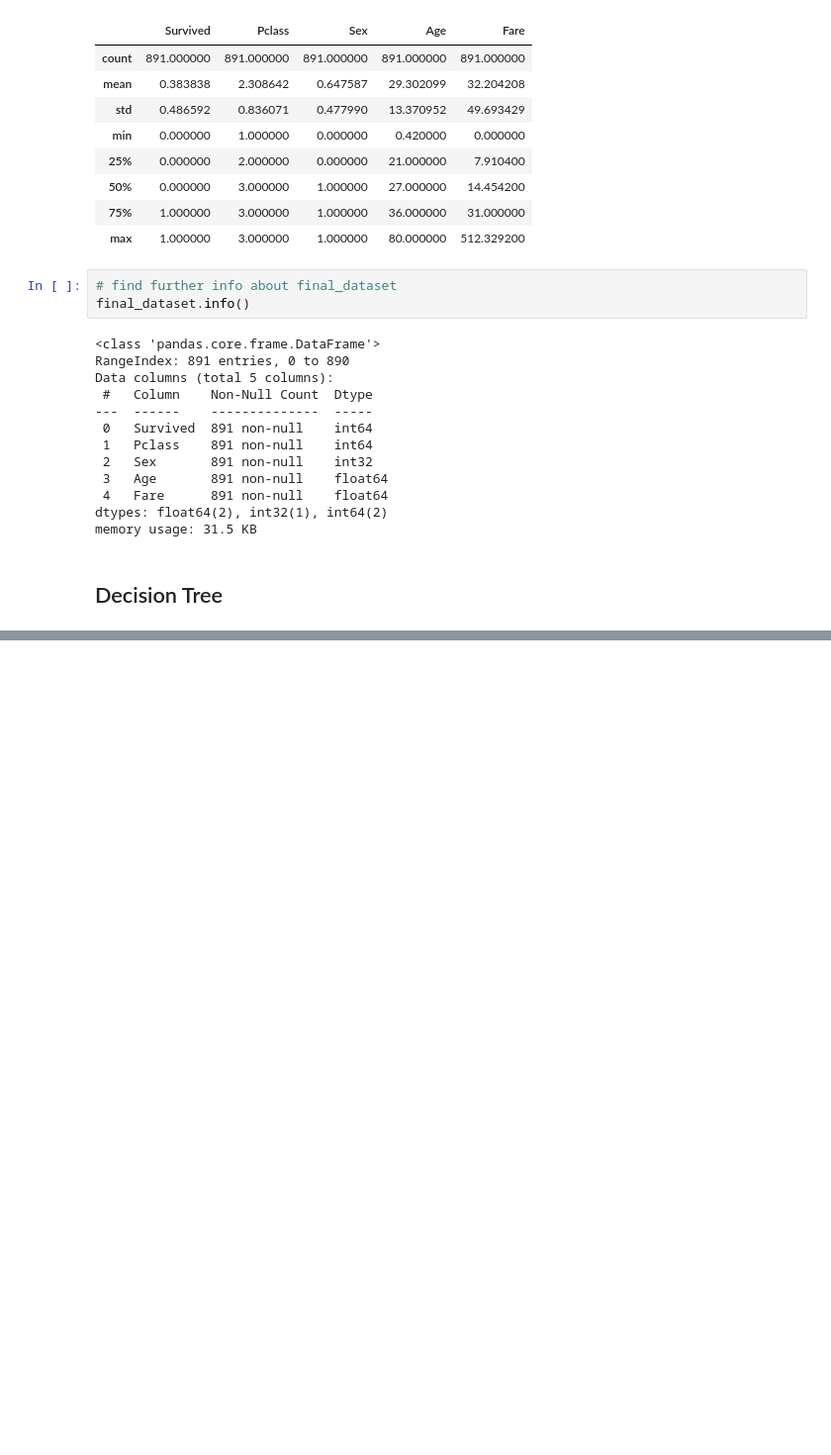
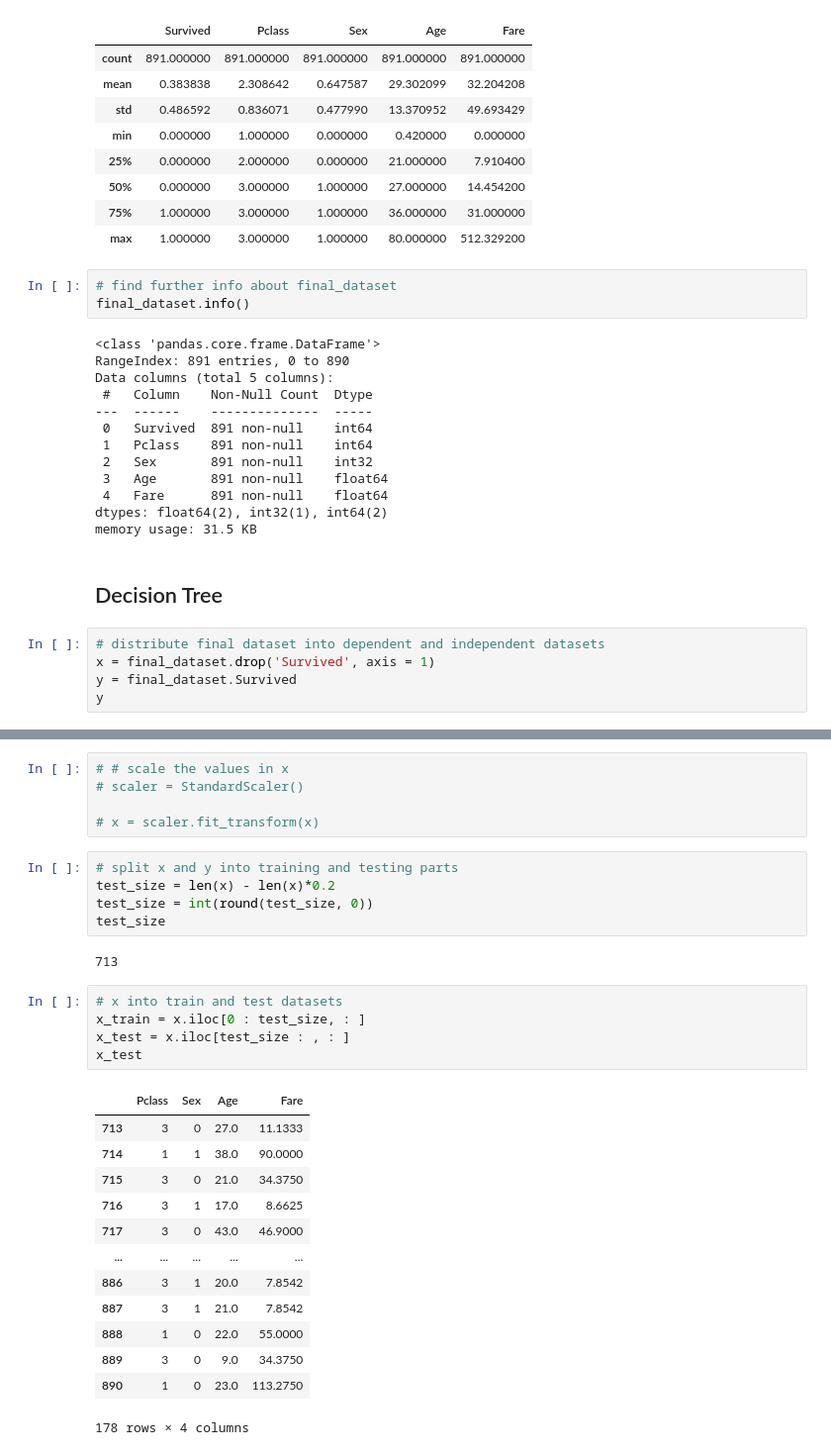
Before and after one commit to arfan64shah/Data_Science, a Jupyter notebook: Decision_Tree/Decision_Tree.ipynb, the cells around one changed output, grey strips where cells are left out. Shown at 99% size. Drawn from its saved outputs; the diff is of its cells as text; blank space fills up the shorter version.

```diff
--- a/Decision_Tree/Decision_Tree.ipynb
+++ b/Decision_Tree/Decision_Tree.ipynb
@@ -409,3 +411,8 @@ dtypes: float64(2), int32(1), int64(2)
 memory usage: 31.5 KB
 # %% [markdown]
 ## Decision Tree
+# %%
+# distribute final dataset into dependent and independent datasets
+x = final_dataset.drop('Survived', axis = 1)
+y = final_dataset.Survived
+y
@@ -411,0 +432,31 @@ memory usage: 31.5 KB
+# %%
+# # scale the values in x
+# scaler = StandardScaler()
+
+# x = scaler.fit_transform(x)
+# %%
+# split x and y into training and testing parts
+test_size = len(x) - len(x)*0.2
+test_size = int(round(test_size, 0))
+test_size
+# %% [output]
+713
+# %%
+# x into train and test datasets
+x_train = x.iloc[0 : test_size, : ]
+x_test = x.iloc[test_size : , : ]
+x_test
+# %% [output]
+|  | Pclass | Sex | Age | Fare |
+| 713 | 3 | 0 | 27.0 | 11.1333 |
+| 714 | 1 | 1 | 38.0 | 90.0000 |
+| 715 | 3 | 0 | 21.0 | 34.3750 |
+| 716 | 3 | 1 | 17.0 | 8.6625 |
+| 717 | 3 | 0 | 43.0 | 46.9000 |
+| ... | ... | ... | ... | ... |
+| 886 | 3 | 1 | 20.0 | 7.8542 |
+| 887 | 3 | 1 | 21.0 | 7.8542 |
+| 888 | 1 | 0 | 22.0 | 55.0000 |
+| 889 | 3 | 0 | 9.0 | 34.3750 |
+| 890 | 1 | 0 | 23.0 | 113.2750 |
+178 rows × 4 columns
```
Also changed, not shown: parts of 7 cells of this notebook.
